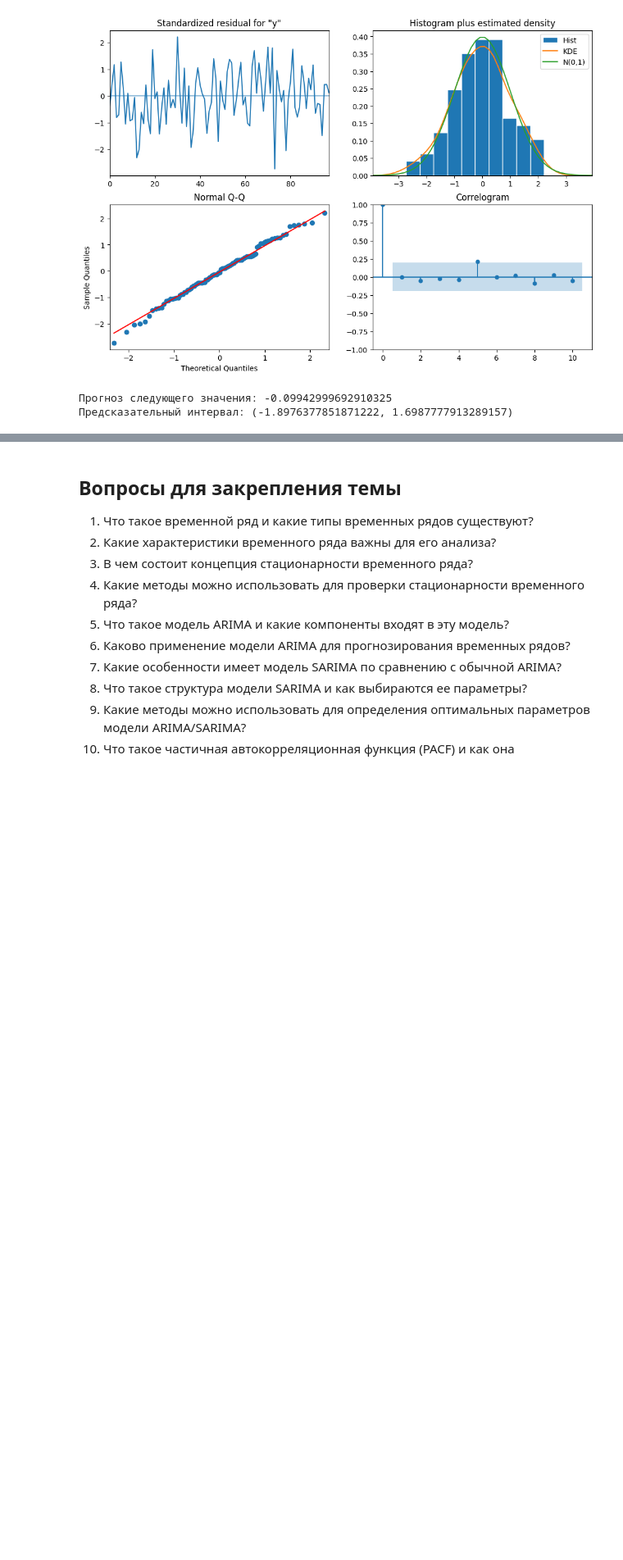
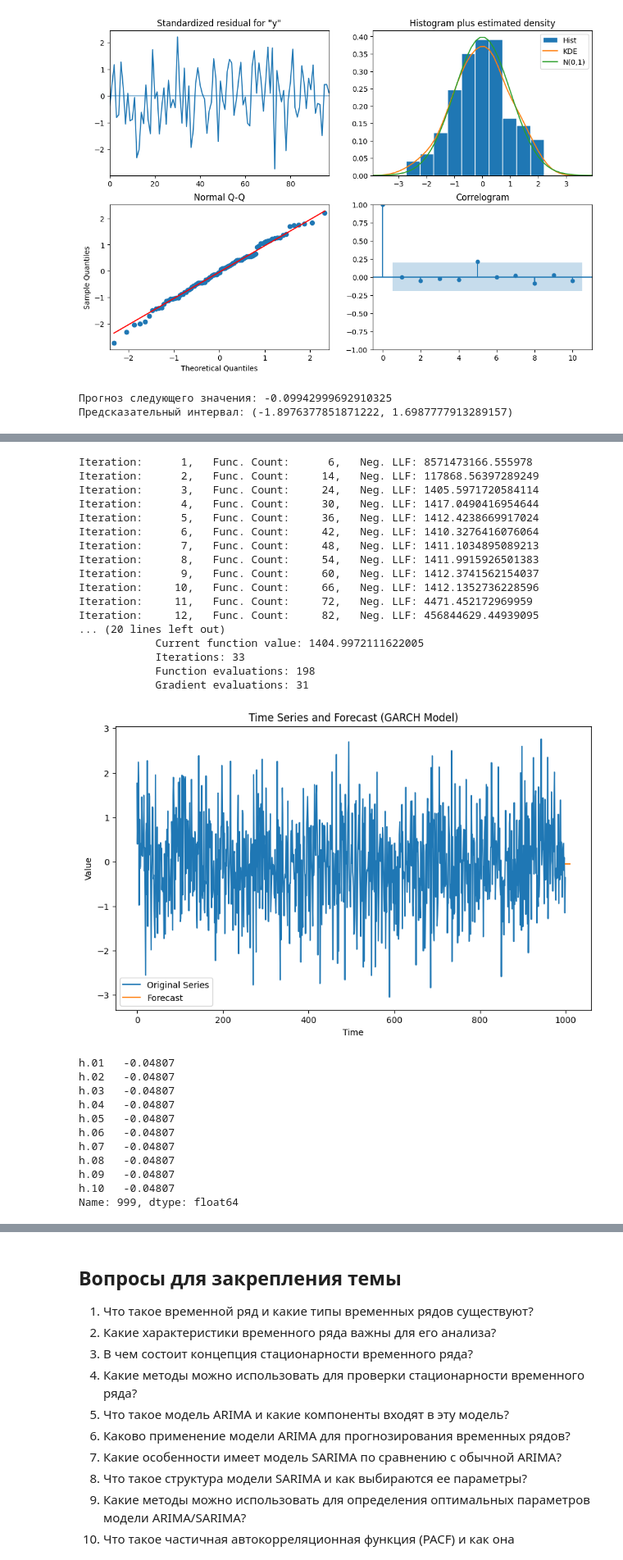
Before and after one commit to CodeHunterOfficial/TimeSeriesForecast_2024-2025, a Jupyter notebook: Тема 3. Модели вида ARIMA/Тема 3. Модели семейства ARIMA.ipynb, the cells around one changed output, grey strips where cells are left out. Shown at 82% size. Cells and saved outputs as stored; diff of their text form; code cells hidden in the pictures; blank space fills up the shorter version.

```diff
--- a/Тема 3. Модели вида ARIMA/Тема 3. Модели семейства ARIMA.ipynb
+++ b/Тема 3. Модели вида ARIMA/Тема 3. Модели семейства ARIMA.ipynb
@@ -1360,0 +1807,59 @@ print(f"Предсказательный интервал: ({forecast_ci[0, 0]},
+# %%
+import numpy as np
+import matplotlib.pyplot as plt
+from arch import arch_model
+
+# Генерация случайной выборки
+np.random.seed(0)
+returns = np.random.normal(0, 1, 1000)
+
+# Оценка модели GARCH(1, 1)
+model = arch_model(returns, vol='Garch', p=1, q=1)
+model_fit = model.fit()
+
+# Прогноз на 10 шагов вперёд
+forecast_horizon = 10
+forecast = model_fit.forecast(horizon=forecast_horizon)
+
+# Визуализация временного ряда и условной волатильности
+fig, ax = plt.subplots(figsize=(10, 6))
+ax.plot(returns, label='Original Series')
+ax.plot(np.arange(len(returns), len(returns) + forecast_horizon), forecast.mean.iloc[-1, :], label='Forecast')
+ax.set_title('Time Series and Forecast (GARCH Model)')
+ax.set_xlabel('Time')
+ax.set_ylabel('Value')
+ax.legend()
+plt.show()
+
+# Вывод прогноза
+print(forecast.mean.iloc[-1, :])
+# %% [output]
+Iteration:      1,   Func. Count:      6,   Neg. LLF: 8571473166.555978
+Iteration:      2,   Func. Count:     14,   Neg. LLF: 117868.56397289249
+Iteration:      3,   Func. Count:     24,   Neg. LLF: 1405.5971720584114
+Iteration:      4,   Func. Count:     30,   Neg. LLF: 1417.0490416954644
+Iteration:      5,   Func. Count:     36,   Neg. LLF: 1412.4238669917024
+Iteration:      6,   Func. Count:     42,   Neg. LLF: 1410.3276416076064
+Iteration:      7,   Func. Count:     48,   Neg. LLF: 1411.1034895089213
+Iteration:      8,   Func. Count:     54,   Neg. LLF: 1411.9915926501383
+Iteration:      9,   Func. Count:     60,   Neg. LLF: 1412.3741562154037
+Iteration:     10,   Func. Count:     66,   Neg. LLF: 1412.1352736228596
+Iteration:     11,   Func. Count:     72,   Neg. LLF: 4471.452172969959
+Iteration:     12,   Func. Count:     82,   Neg. LLF: 456844629.44939095
+... (20 lines left out)
+            Current function value: 1404.9972111622005
+            Iterations: 33
+            Function evaluations: 198
+            Gradient evaluations: 31
+[figure, added]
+h.01   -0.04807
+h.02   -0.04807
+h.03   -0.04807
+h.04   -0.04807
+h.05   -0.04807
+h.06   -0.04807
+h.07   -0.04807
+h.08   -0.04807
+h.09   -0.04807
+h.10   -0.04807
+Name: 999, dtype: float64
```
Also changed, not shown: parts of 8 cells of this notebook.
